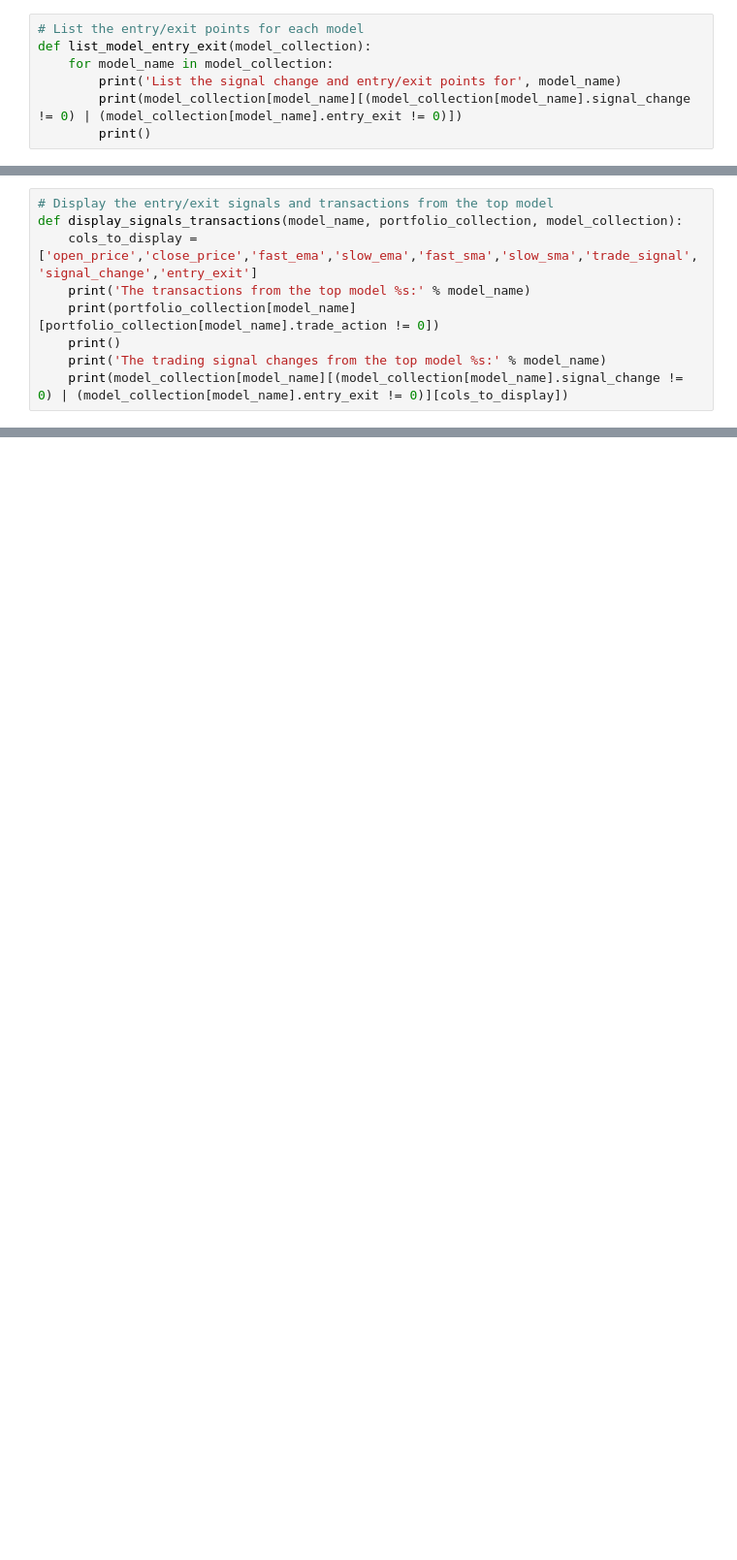
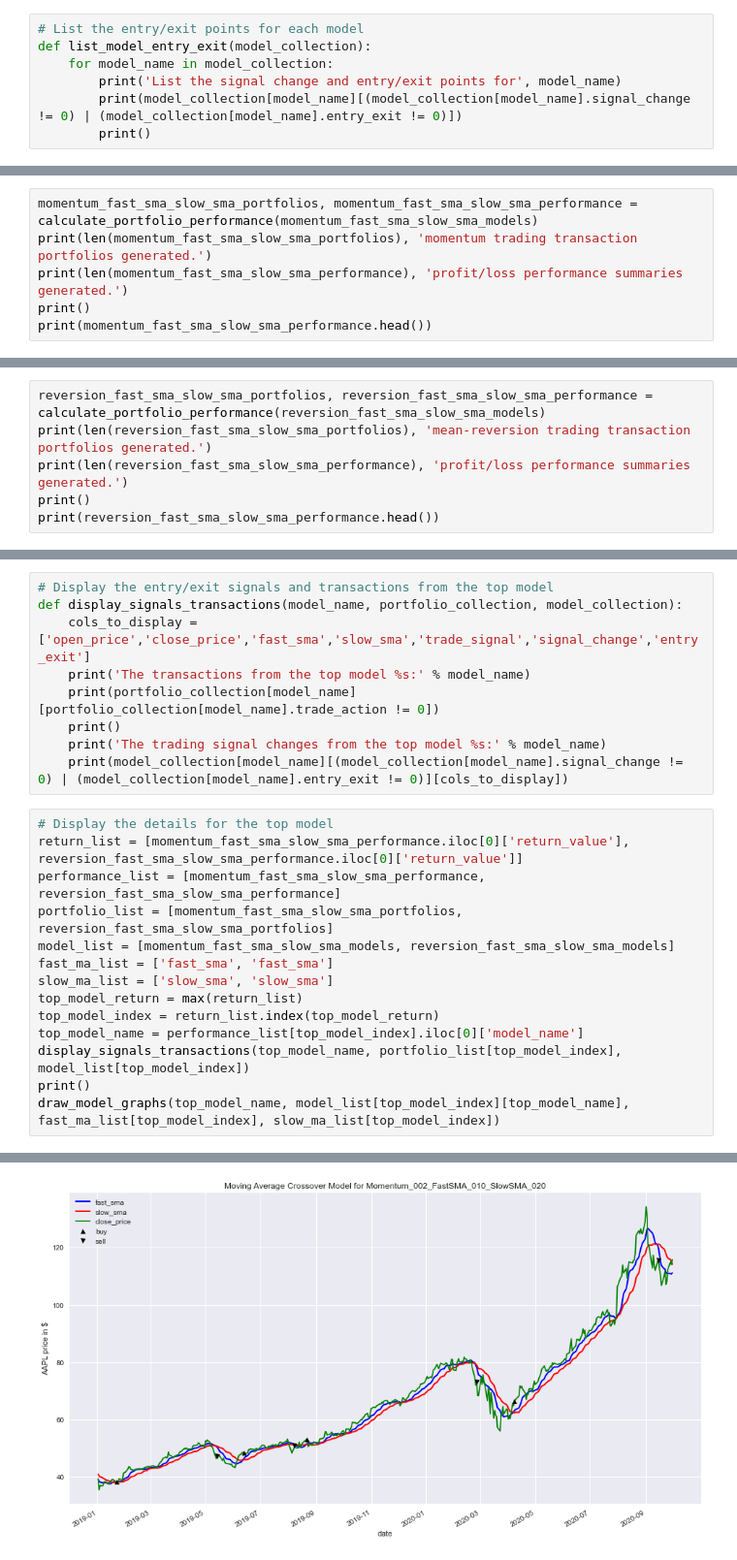
Before and after one commit to daines-analytics/template-latest, a Jupyter notebook: _py-project-templates/py_algotrading_modeling_backtesting_example.ipynb, the cells around one changed output, grey strips where cells are left out. Shown at 97% size. Saved outputs shown, nothing was run; the diff lists cells and outputs as text; blank space fills up the shorter version.

```diff
--- a/_py-project-templates/py_algotrading_modeling_backtesting_example.ipynb
+++ b/_py-project-templates/py_algotrading_modeling_backtesting_example.ipynb
@@ -666,9 +291,0 @@ reversion_fast_sma_slow_ema_performance.head()
-# %%
-# Display the entry/exit signals and transactions from the top model
-def display_signals_transactions(model_name, portfolio_collection, model_collection):
-    cols_to_display = ['open_price','close_price','fast_ema','slow_ema','fast_sma','slow_sma','trade_signal','signal_change','entry_exit']
-    print('The transactions from the top model %s:' % model_name)
-    print(portfolio_collection[model_name][portfolio_collection[model_name].trade_action != 0])
-    print()
-    print('The trading signal changes from the top model %s:' % model_name)
-    print(model_collection[model_name][(model_collection[model_name].signal_change != 0) | (model_collection[model_name].entry_exit != 0)][cols_to_display])
@@ -709,0 +392,6 @@ The trading signal changes from the top model Momentum_Mixed_005_FastEMA_015_Slo
+# %%
+momentum_fast_sma_slow_sma_portfolios, momentum_fast_sma_slow_sma_performance = calculate_portfolio_performance(momentum_fast_sma_slow_sma_models)
+print(len(momentum_fast_sma_slow_sma_portfolios), 'momentum trading transaction portfolios generated.')
+print(len(momentum_fast_sma_slow_sma_performance), 'profit/loss performance summaries generated.')
+print()
+print(momentum_fast_sma_slow_sma_performance.head())
@@ -709,0 +408,6 @@ The trading signal changes from the top model Momentum_Mixed_005_FastEMA_015_Slo
+# %%
+reversion_fast_sma_slow_sma_portfolios, reversion_fast_sma_slow_sma_performance = calculate_portfolio_performance(reversion_fast_sma_slow_sma_models)
+print(len(reversion_fast_sma_slow_sma_portfolios), 'mean-reversion trading transaction portfolios generated.')
+print(len(reversion_fast_sma_slow_sma_performance), 'profit/loss performance summaries generated.')
+print()
+print(reversion_fast_sma_slow_sma_performance.head())
@@ -709,0 +426,24 @@ The trading signal changes from the top model Momentum_Mixed_005_FastEMA_015_Slo
+# %%
+# Display the entry/exit signals and transactions from the top model
+def display_signals_transactions(model_name, portfolio_collection, model_collection):
+    cols_to_display = ['open_price','close_price','fast_sma','slow_sma','trade_signal','signal_change','entry_exit']
+    print('The transactions from the top model %s:' % model_name)
+    print(portfolio_collection[model_name][portfolio_collection[model_name].trade_action != 0])
+    print()
+    print('The trading signal changes from the top model %s:' % model_name)
+    print(model_collection[model_name][(model_collection[model_name].signal_change != 0) | (model_collection[model_name].entry_exit != 0)][cols_to_display])
+# %%
+# Display the details for the top model
+return_list = [momentum_fast_sma_slow_sma_performance.iloc[0]['return_value'], reversion_fast_sma_slow_sma_performance.iloc[0]['return_value']]
+performance_list = [momentum_fast_sma_slow_sma_performance, reversion_fast_sma_slow_sma_performance]
+portfolio_list = [momentum_fast_sma_slow_sma_portfolios, reversion_fast_sma_slow_sma_portfolios]
+model_list = [momentum_fast_sma_slow_sma_models, reversion_fast_sma_slow_sma_models]
+fast_ma_list = ['fast_sma', 'fast_sma']
+slow_ma_list = ['slow_sma', 'slow_sma']
+top_model_return = max(return_list)
+top_model_index = return_list.index(top_model_return)
+top_model_name = performance_list[top_model_index].iloc[0]['model_name']
+display_signals_transactions(top_model_name, portfolio_list[top_model_index], model_list[top_model_index])
+print()
+draw_model_graphs(top_model_name, model_list[top_model_index][top_model_name], fast_ma_list[top_model_index], slow_ma_list[top_model_index])
+# %% [output]
@@ -710,3 +467,4 @@ The trading signal changes from the top model Momentum_Mixed_005_FastEMA_015_Slo
+[figure, added]
 # %%
 print('The best model found is:', top_model_name)
 print('The best profit/loss for the investing period is: $%.2f' % top_model_return)
```
Also changed, not shown: parts of 78 cells of this notebook.
